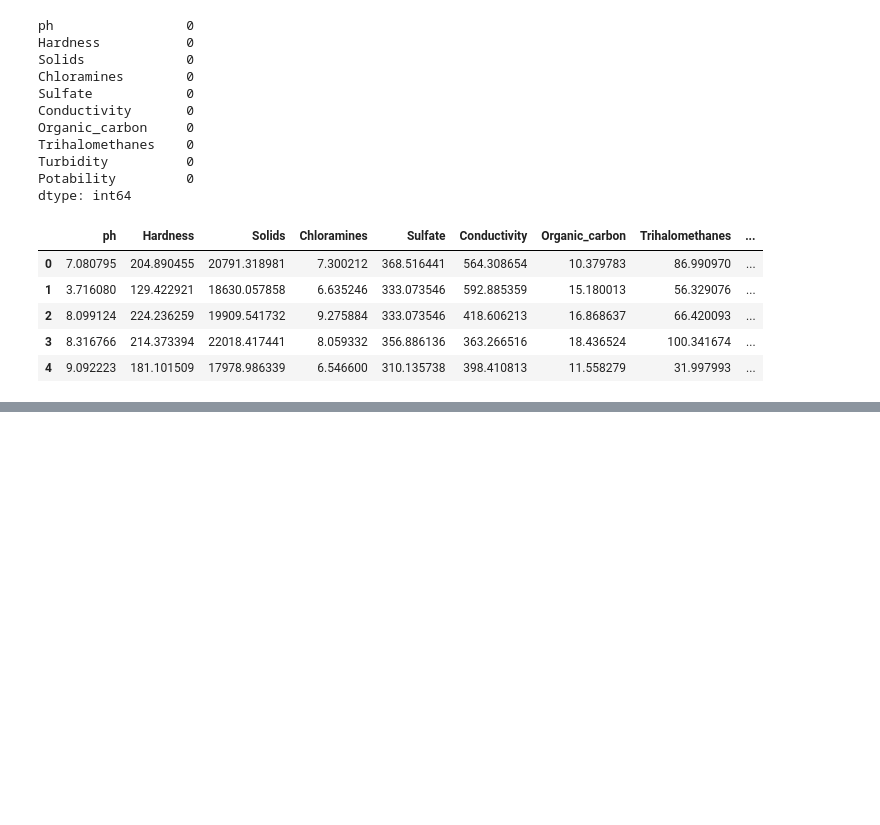
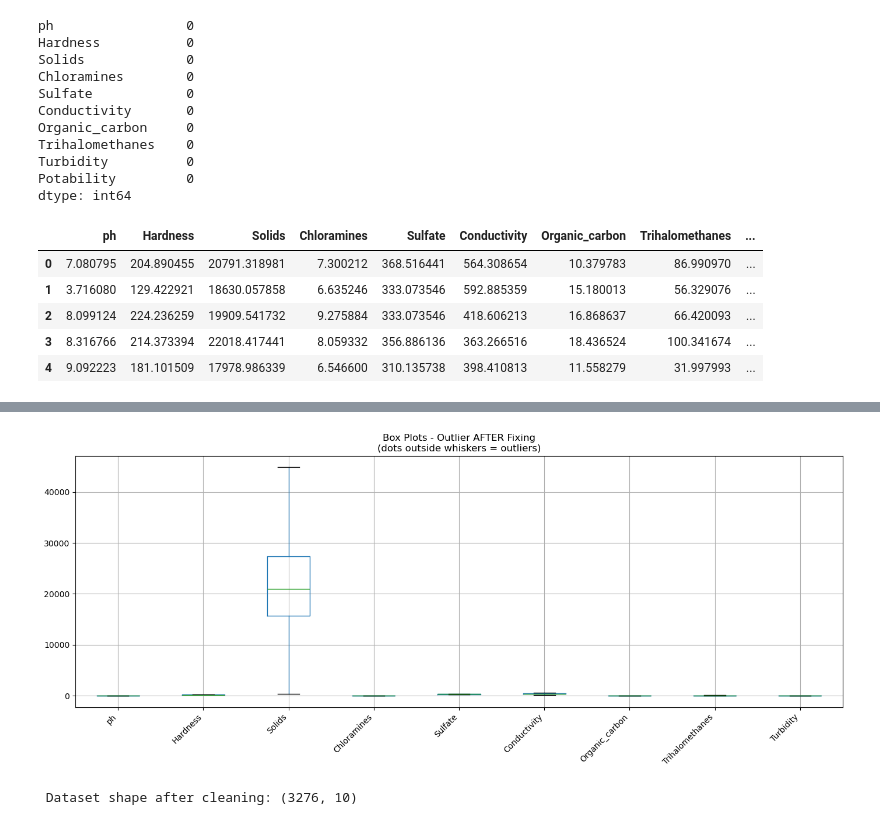
Before and after one commit to quahmingyi/Water_potability_Analysis, a Jupyter notebook: Assg_ACE6313_Water_potability.ipynb, the cells around one changed output, grey strips where cells are left out. Drawn from its saved outputs; the diff is of its cells as text; code cells hidden in the pictures; blank space fills up the shorter version.

```diff
--- a/Assg_ACE6313_Water_potability.ipynb
+++ b/Assg_ACE6313_Water_potability.ipynb
@@ -132,0 +232,16 @@ df.head()
+# %%
+print('Outlier count per feature (IQR Method):')
+
+for col in features:
+    Q1 = df[col].quantile(0.25)
+    Q3 = df[col].quantile(0.75)
+    IQR = Q3 - Q1
+
+    lower_fence = Q1 - 1.5 * IQR     # lower boundary
+    upper_fence = Q3 + 1.5 * IQR     # upper boundary
+
+    # Count values outside the boundaries
+    n_outliers = ((df[col] < lower_fence) | (df[col] > upper_fence)).sum()
+    pct = round(n_outliers / len(df) * 100, 2)
+
+    print(f'  {col:20s}: {n_outliers:>4} outliers ({pct}%)')
@@ -132,0 +259,15 @@ df.head()
+# %%
+#Fix outliers by CAPPING (Winsorisation)
+print("Capping outliers for all features: ")
+for col in features:
+    Q1 = df[col].quantile(0.25)
+    Q3 = df[col].quantile(0.75)
+    IQR = Q3 - Q1
+
+    lower_fence = Q1 - 1.5 * IQR     # lower boundary
+    upper_fence = Q3 + 1.5 * IQR     # upper boundary
+
+    df[col] = df[col].clip(lower=lower_fence, upper=upper_fence)
+    print(f' {col:20s}: Capped to [{lower_fence:.2f}, {upper_fence:.2f}]')
+
+print("\nOutliers capped for all features!")
@@ -132,0 +287,12 @@ df.head()
+# %%
+plt.figure(figsize=(14,6))
+df[features].boxplot()
+plt.xticks(rotation=45, ha='right')
+plt.title('Box Plots - Outlier AFTER Fixing\n(dots outside whiskers = outliers)')
+plt.tight_layout()
+plt.show()
+
+print(f'\n Dataset shape after cleaning: {df.shape}')
+# %% [output]
+[figure, added]
+ Dataset shape after cleaning: (3276, 10)
```
Also changed, not shown: parts of 23 cells of this notebook.
